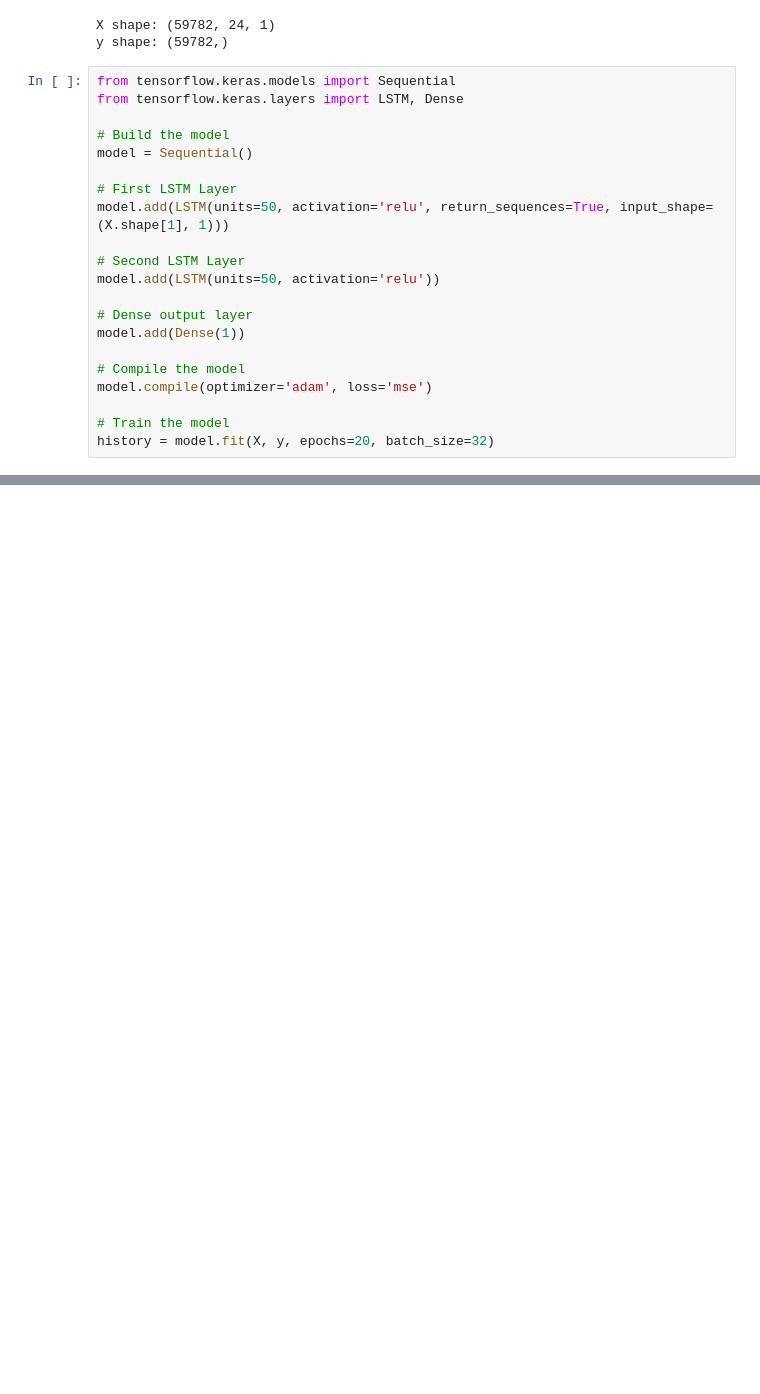
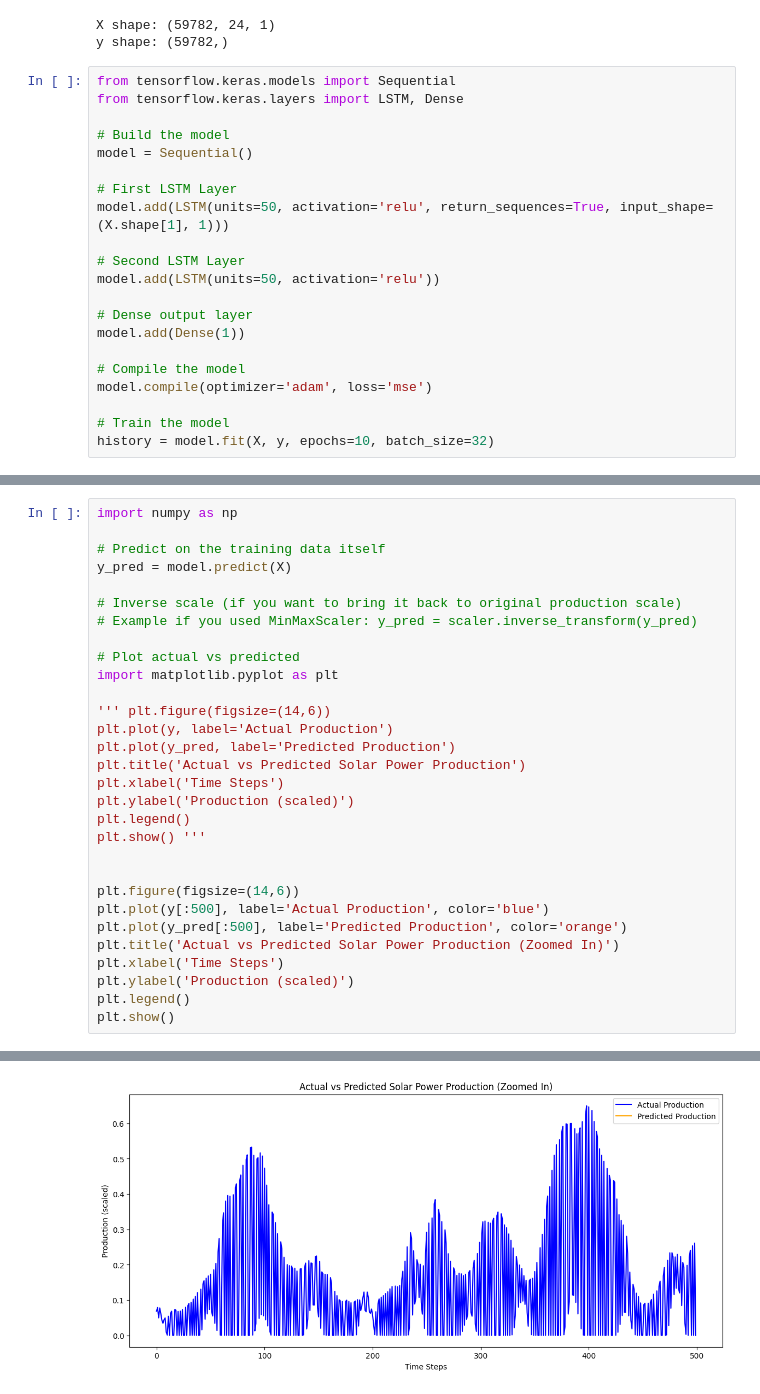
Before and after one commit to Sanjeevp-07/SolarXchange_ML, a Jupyter notebook: SolarXchange_fec_1.ipynb, the cells around one changed output, grey strips where cells are left out. Cells and saved outputs as stored; diff of their text form; blank space fills up the shorter version.

```diff
--- a/SolarXchange_fec_1.ipynb
+++ b/SolarXchange_fec_1.ipynb
@@ -163,5 +163,5 @@ model.add(Dense(1))
 model.compile(optimizer='adam', loss='mse')
 
 # Train the model
-history = model.fit(X, y, epochs=20, batch_size=32)
+history = model.fit(X, y, epochs=10, batch_size=32)
 # %% [output]
@@ -185,0 +188,31 @@ Epoch 20/20
+# %%
+import numpy as np
+
+# Predict on the training data itself
+y_pred = model.predict(X)
+
+# Inverse scale (if you want to bring it back to original production scale)
+# Example if you used MinMaxScaler: y_pred = scaler.inverse_transform(y_pred)
+
+# Plot actual vs predicted
+import matplotlib.pyplot as plt
+
+''' plt.figure(figsize=(14,6))
+plt.plot(y, label='Actual Production')
+plt.plot(y_pred, label='Predicted Production')
+plt.title('Actual vs Predicted Solar Power Production')
+plt.xlabel('Time Steps')
+plt.ylabel('Production (scaled)')
+plt.legend()
+plt.show() '''
+
+
+plt.figure(figsize=(14,6))
+plt.plot(y[:500], label='Actual Production', color='blue')
+plt.plot(y_pred[:500], label='Predicted Production', color='orange')
+plt.title('Actual vs Predicted Solar Power Production (Zoomed In)')
+plt.xlabel('Time Steps')
+plt.ylabel('Production (scaled)')
+plt.legend()
+plt.show()
+# %% [output]
@@ -185,0 +220 @@ Epoch 20/20
+[figure, added]
```
Also changed, not shown: parts of 12 cells of this notebook.
